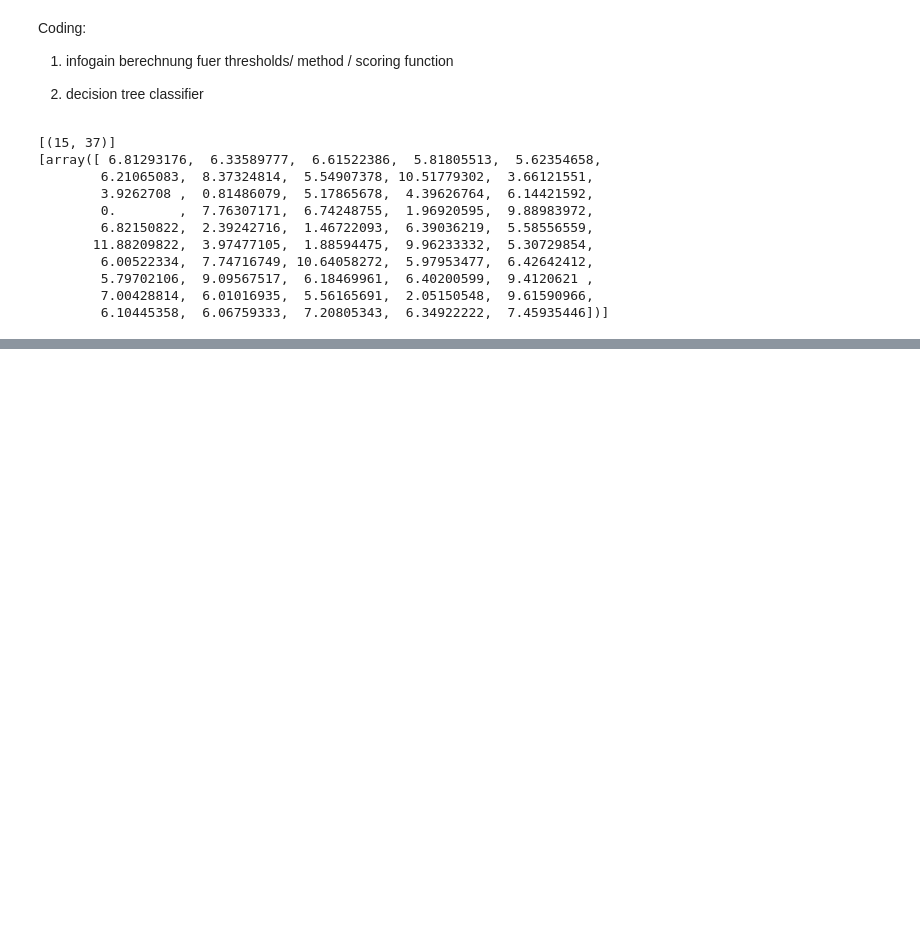
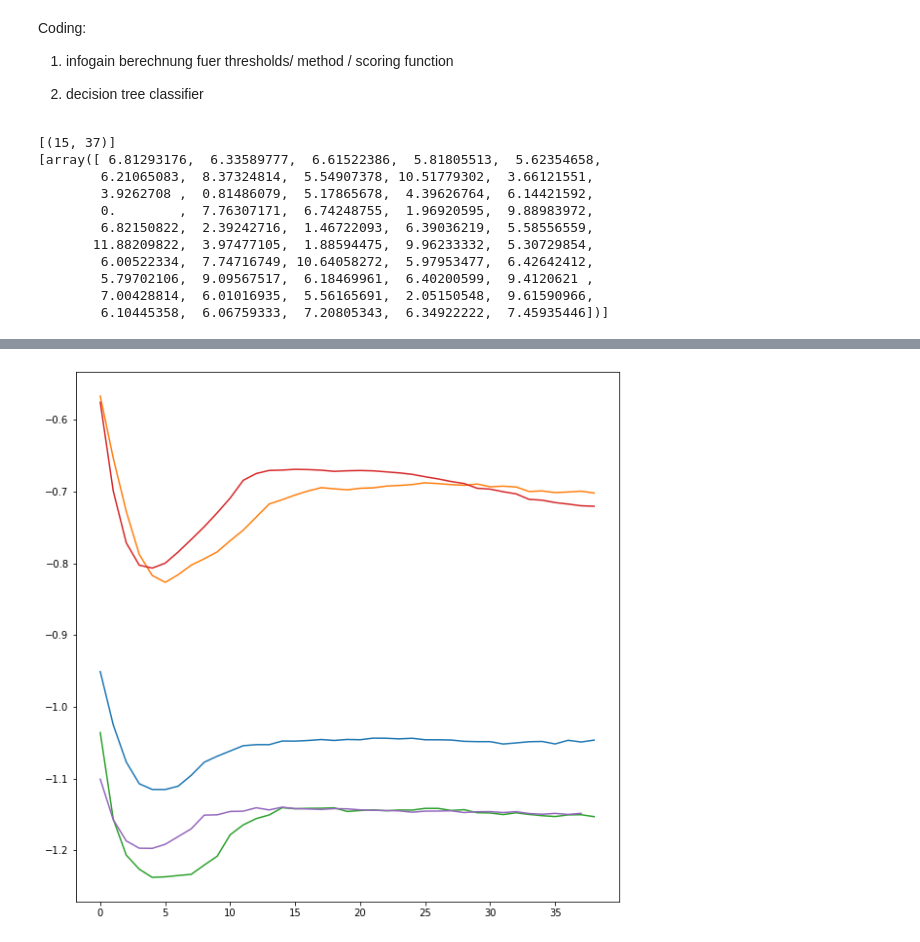
Before and after one commit to papelero/greedy_shapelets, a Jupyter notebook: workbook.ipynb, the cells around one changed output, grey strips where cells are left out. Cells and saved outputs as stored; diff of their text form; code cells hidden in the pictures; blank space fills up the shorter version.

```diff
--- a/workbook.ipynb
+++ b/workbook.ipynb
@@ -533,0 +651,28 @@ print(GSS.shapelets)
+# %%
+# normalize
+# GSS.standardize_samples_candidates(features_train)
+def normalize_features(features_train, features_test):
+    train_norm = (features_train-features_train.mean(axis=0))/features_train.std(axis=0)
+    test_norm = (features_test-features_train.mean(axis=0))/features_train.std(axis=0)
+    return train_norm, test_norm
+
+# features_train = features_transform(X_train)
+# features_test = features_transform(X_test)
+
+
+features_train, features_test = normalize_features(features_transform(X_train), features_transform(X_test))
+
+clf = SVC(kernel='linear')
+# Fit classifier
+clf.fit(features_train, y_train)
+# Calculate margin
+margin = 1 / np.sqrt(np.sum(clf.coef_ ** 2))
+# Predict
+Y_pred_train = clf.predict(features_train)
+Y_pred_test = clf.predict(features_test)
+# Calculate f1 score
+f1_train = f1_score(y_train,Y_pred_train)
+f1_test = f1_score(y_test,Y_pred_test)
+
+print(f"Train data f1 = {f1_train}, margin = {margin}")
+print(f"Test data f1 = {f1_test}, margin = {margin}")
@@ -573,0 +1004,7 @@ print(GSS.best_shapelets_features)
+# %%
+fig, ax = plt.subplots(figsize=(10,10))
+
+for _,_,_,_,shapelet,_ in ST.top_shapelets:
+    ax.plot(shapelet)
+# %% [output]
+[figure, added]
```
Also changed, not shown: parts of 14 cells of this notebook, 9 other files.
